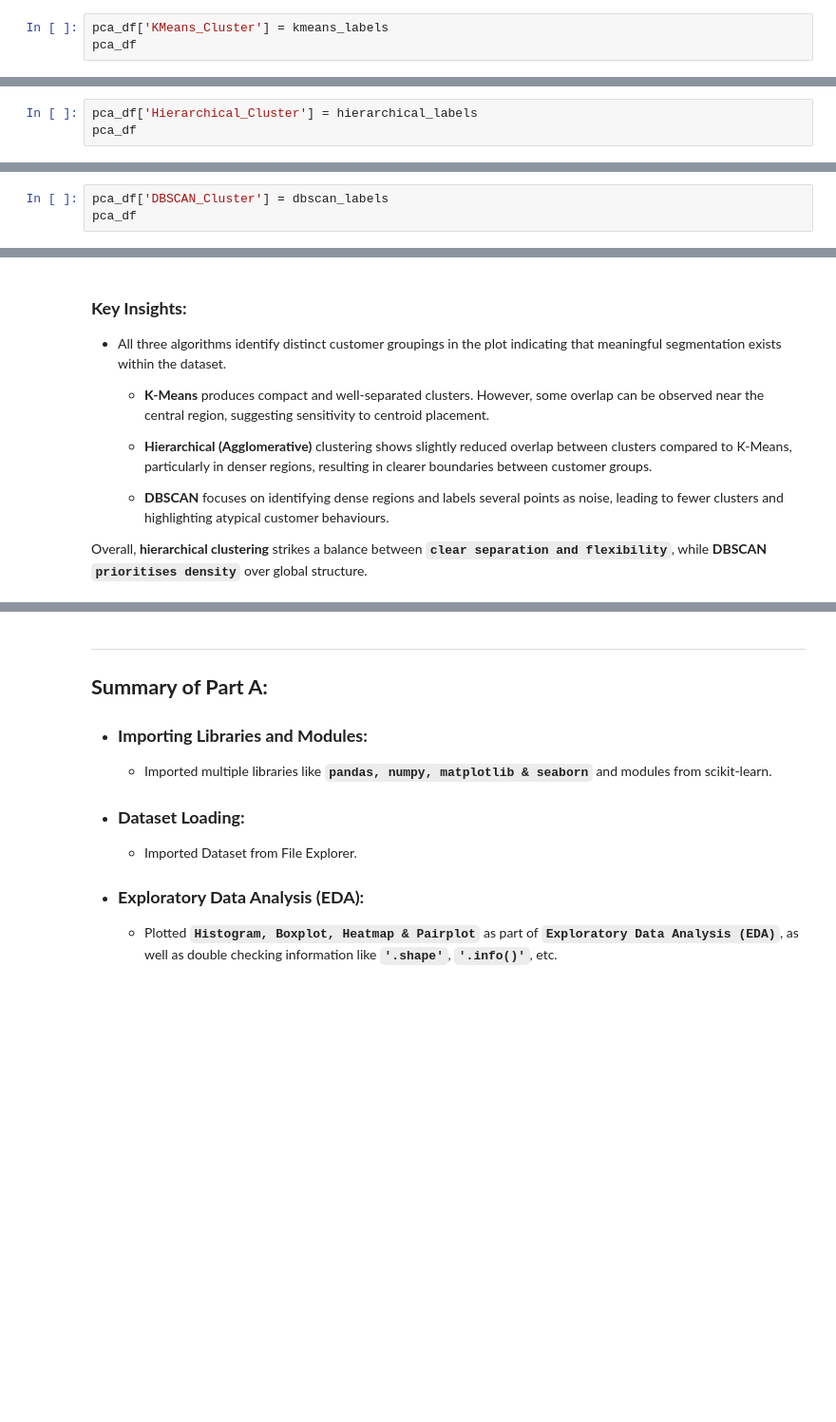
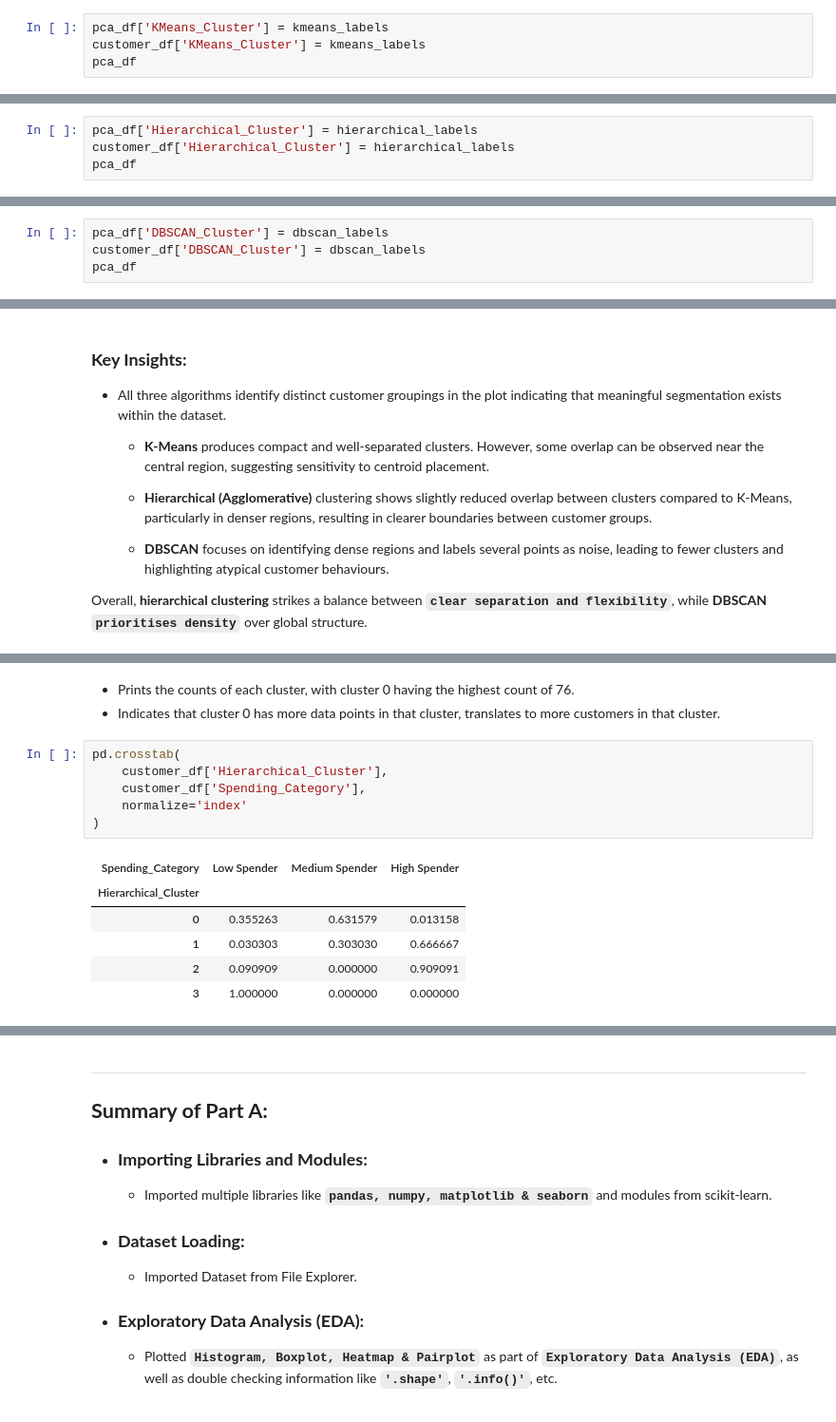
Before and after one commit to Cayden08/AIML, a Jupyter notebook: CA2/p2510893_CA2_PartA_Cayden.ipynb, the cells around one changed output, grey strips where cells are left out. Shown at 95% size. Saved outputs shown, nothing was run; the diff lists cells and outputs as text; blank space fills up the shorter version.

Commit message:
updated it, added the cluster focus part

```diff
--- a/CA2/p2510893_CA2_PartA_Cayden.ipynb
+++ b/CA2/p2510893_CA2_PartA_Cayden.ipynb
@@ -762,6 +762,7 @@ kmeans_labels = kmeans.fit_predict(pca_df[['PC1', 'PC2']])
 - After that use the **`'.fit_predict()'`** function of the KMeans model and assign it to the variable **`'kmeans_labels'`**.
 # %%
 pca_df['KMeans_Cluster'] = kmeans_labels
+customer_df['KMeans_Cluster'] = kmeans_labels
 pca_df
 # %% [output]
 |  | PC1 | PC2 | Anomaly_IF | KMeans_Cluster |
@@ -828,6 +830,7 @@ hierarchical_labels = hierarchical.fit_predict(pca_df[['PC1', 'PC2']])
 - After that use the **`'.fit_predict()'`** function of the AgglomerativeClustering model and assign it to the variable **`'hierarchical_labels'`**.
 # %%
 pca_df['Hierarchical_Cluster'] = hierarchical_labels
+customer_df['Hierarchical_Cluster'] = hierarchical_labels
 pca_df
 # %% [output]
 |  | PC1 | PC2 | Anomaly_IF | KMeans_Cluster | Hierarchical_Cluster |
@@ -889,6 +893,7 @@ dbscan_labels = dbscan.fit_predict(pca_df[['PC1', 'PC2']])
 - After that use the **`'.fit_predict()'`** function of the DBSCAN model and assign it to the variable **`'dbscan_labels'`**.
 # %%
 pca_df['DBSCAN_Cluster'] = dbscan_labels
+customer_df['DBSCAN_Cluster'] = dbscan_labels
 pca_df
 # %% [output]
 |  | PC1 | PC2 | Anomaly_IF | KMeans_Cluster | Hierarchical_Cluster | DBSCAN_Cluster |
@@ -1040,0 +1060,16 @@ Overall, **hierarchical clustering** strikes a balance between **`clear separati
+# %% [markdown]
+- Prints the counts of each cluster, with cluster 0 having the highest count of 76.
+- Indicates that cluster 0 has more data points in that cluster, translates to more customers in that cluster.
+# %%
+pd.crosstab(
+    customer_df['Hierarchical_Cluster'],
+    customer_df['Spending_Category'],
+    normalize='index'
+)
+# %% [output]
+| Spending_Category | Low Spender | Medium Spender | High Spender |
+| Hierarchical_Cluster |  |  |  |
+| 0 | 0.355263 | 0.631579 | 0.013158 |
+| 1 | 0.030303 | 0.303030 | 0.666667 |
+| 2 | 0.090909 | 0.000000 | 0.909091 |
+| 3 | 1.000000 | 0.000000 | 0.000000 |
```
Also changed, not shown: parts of 14 cells of this notebook, 1 other file.
